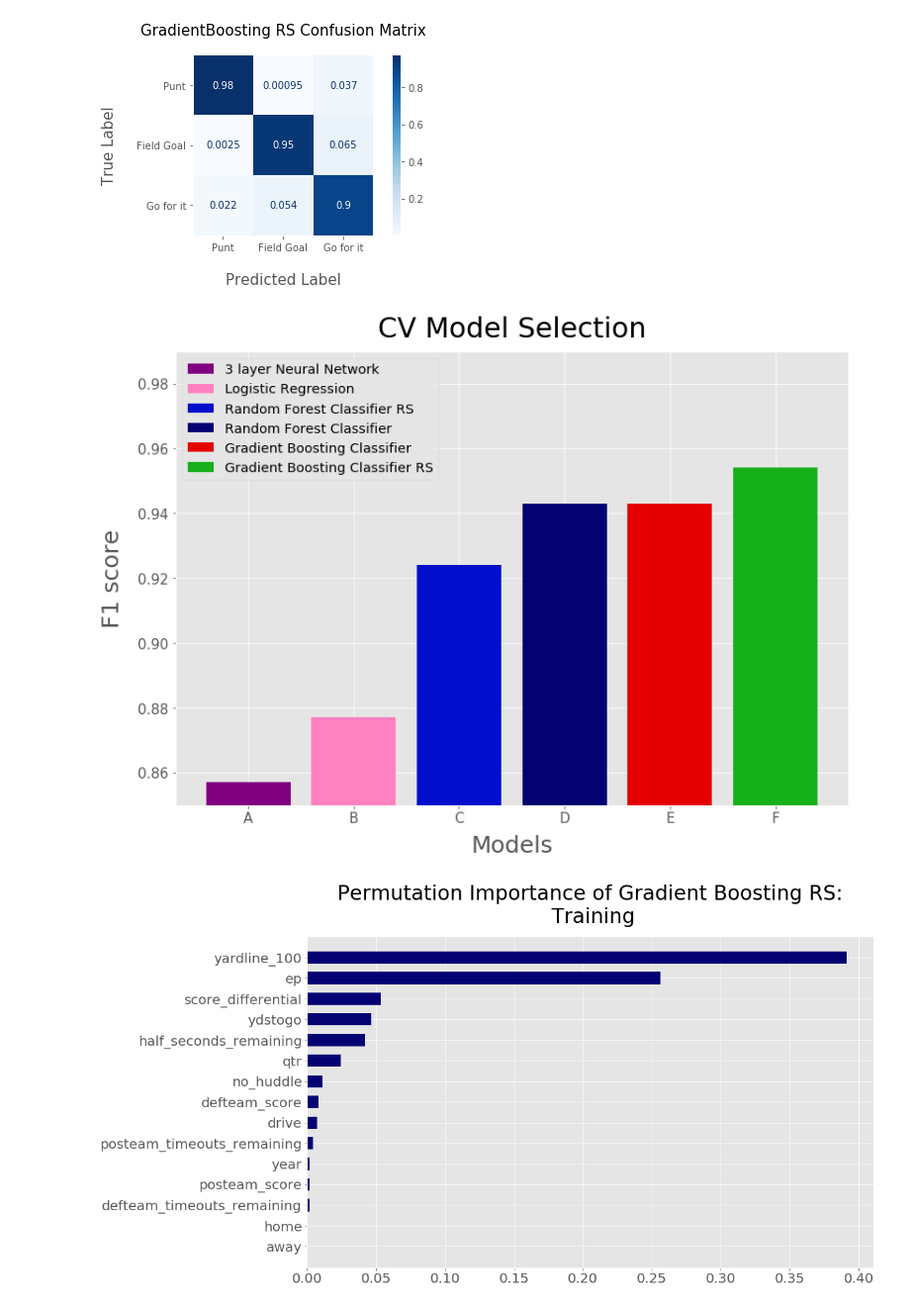
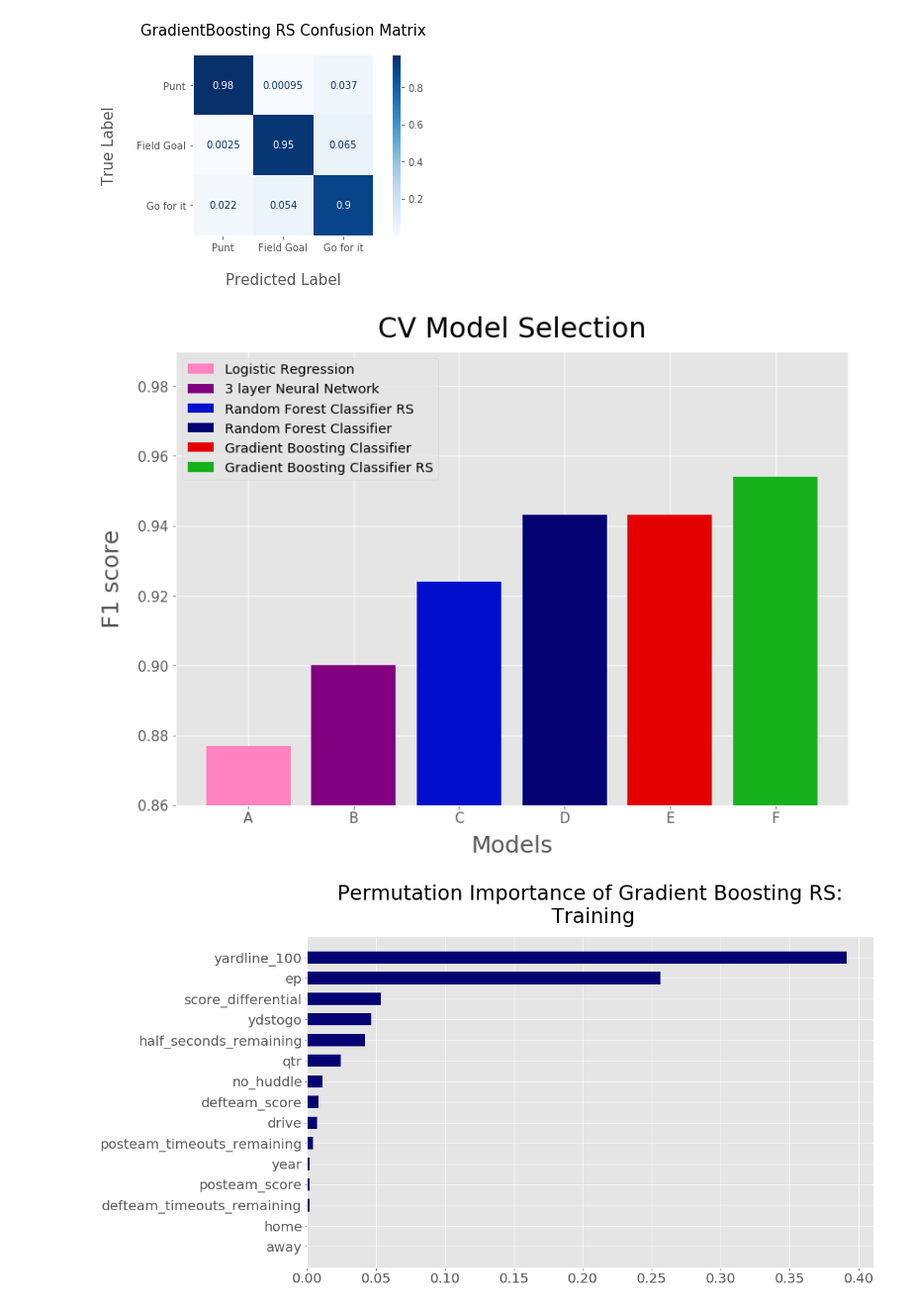
Before and after one commit to morganabbitt/NFL-Analytics, a Jupyter notebook: notebooks/4thdown_classification3.ipynb, the cells around one changed output. Shown at 99% size. Cells and saved outputs as stored; diff of their text form; code cells hidden in the pictures.

Commit message:
changes to classification 3 notebook and graphics

```diff
--- a/notebooks/4thdown_classification3.ipynb
+++ b/notebooks/4thdown_classification3.ipynb
@@ -405,24 +338,24 @@ plt.savefig('/Users/morganabbitt/galvanize/capstone/NFL-Analytics/graphics/gbc_c
 # %%
 #plotting cv f1 scores of each model to determine model selection
 ypos = ['A', 'B', 'C', 'D', 'E']
 colors = ['lightblue', 'lavender', 'navy', 'coral', 'plum']
 plt.figure(figsize=(13,9))
 plt.title('CV Model Selection', size=30, pad=15)
-plt.bar('A', 0.857, color='purple', label='3 layer Neural Network')
-plt.bar('B', 0.877, color='xkcd:pink', label='Logistic Regression')
+plt.bar('A', 0.877, color='xkcd:pink', label='Logistic Regression')
+plt.bar('B', 0.9, color='purple', label='3 layer Neural Network')
 plt.bar('C', 0.924, color='xkcd:true blue', label='Random Forest Classifier RS')
 plt.bar('D', 0.943, color='xkcd:deep blue', label='Random Forest Classifier')
 plt.bar('E', 0.943, color='xkcd:red', label='Gradient Boosting Classifier')
 plt.bar('F', 0.954, color='xkcd:green', label='Gradient Boosting Classifier RS')
-plt.ylim(0.85, .99)
+plt.ylim(0.86, .99)
 plt.xticks(size=15)
 plt.yticks(size=15)
 plt.xlabel('Models', size=25, labelpad=10)
 plt.ylabel('F1 score', size=25, labelpad=15)
 plt.legend(fontsize='x-large', loc='upper left')
 plt.savefig('/Users/morganabbitt/galvanize/capstone/NFL-Analytics/graphics/model_selection.png', dpi=200)
 # %% [output]
-[figure, old version]
+[figure, new version]
 # %%
 #calculating permutation importances for gbc on the training set
 #scorer was defined in the randomized search which uses f1 and average='weighted'
```
Also changed, not shown: parts of 9 cells of this notebook, 1 other file.
